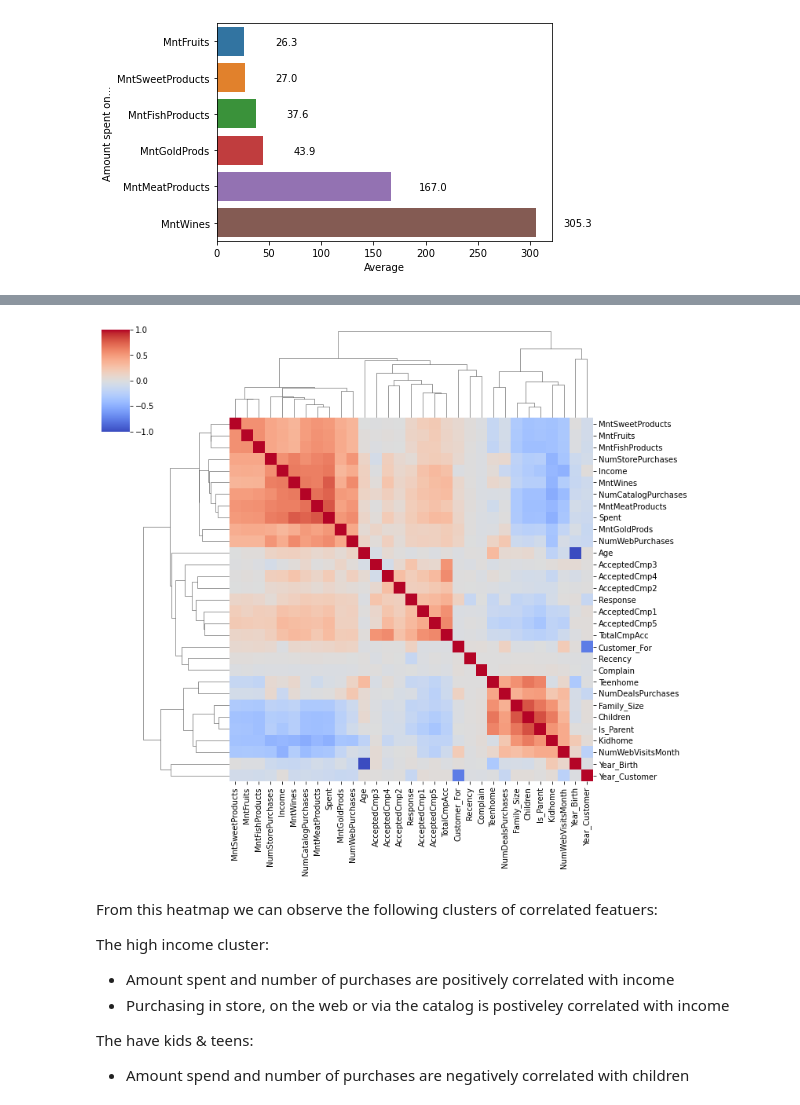
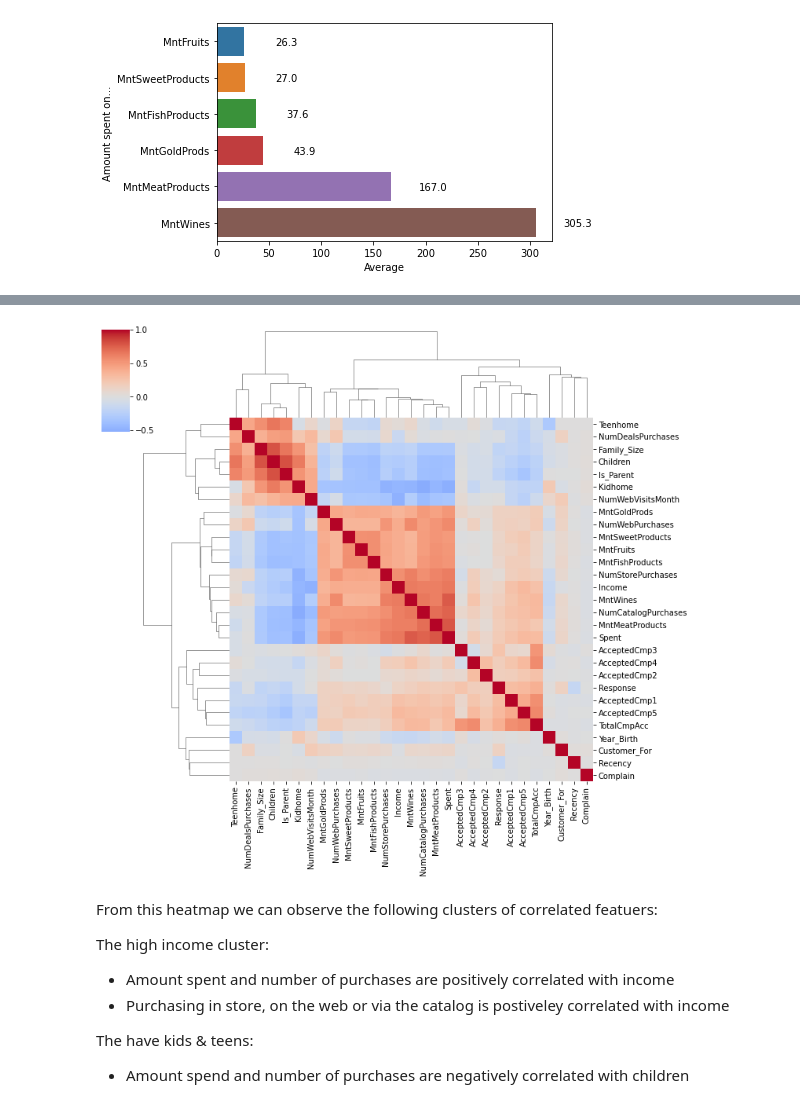
Before and after one commit to mmonch/Marketing_analysis, a Jupyter notebook: notebooks/plots.ipynb, the cells around one changed output, grey strips where cells are left out. Cells and saved outputs as stored; diff of their text form; code cells hidden in the pictures.

```diff
--- a/notebooks/plots.ipynb
+++ b/notebooks/plots.ipynb
@@ -103,10 +124,10 @@ for p, q in zip(ax.patches, spendings['Average']):
 # %%
-df['Year_Customer'] = pd.DatetimeIndex(df['Dt_Customer']).year
+# df['Year_Customer'] = pd.DatetimeIndex(df['Dt_Customer']).year
 # %%
-corr = df.drop(columns='ID').select_dtypes(include=np.number).corr(method='kendall')
+corr = df.drop(columns=['ID', 'Age']).select_dtypes(include=np.number).corr(method='kendall')
 sns.clustermap(corr, cbar_pos=(-0.05, 0.8, 0.05, 0.18), cmap='coolwarm', center=0);
 # %% [output]
-[figure, old version]
+[figure, new version]
 # %% [markdown]
 From this heatmap we can observe the following clusters of correlated featuers: <br />
 
```
Also changed, not shown: parts of 6 cells of this notebook, 5 other files.
